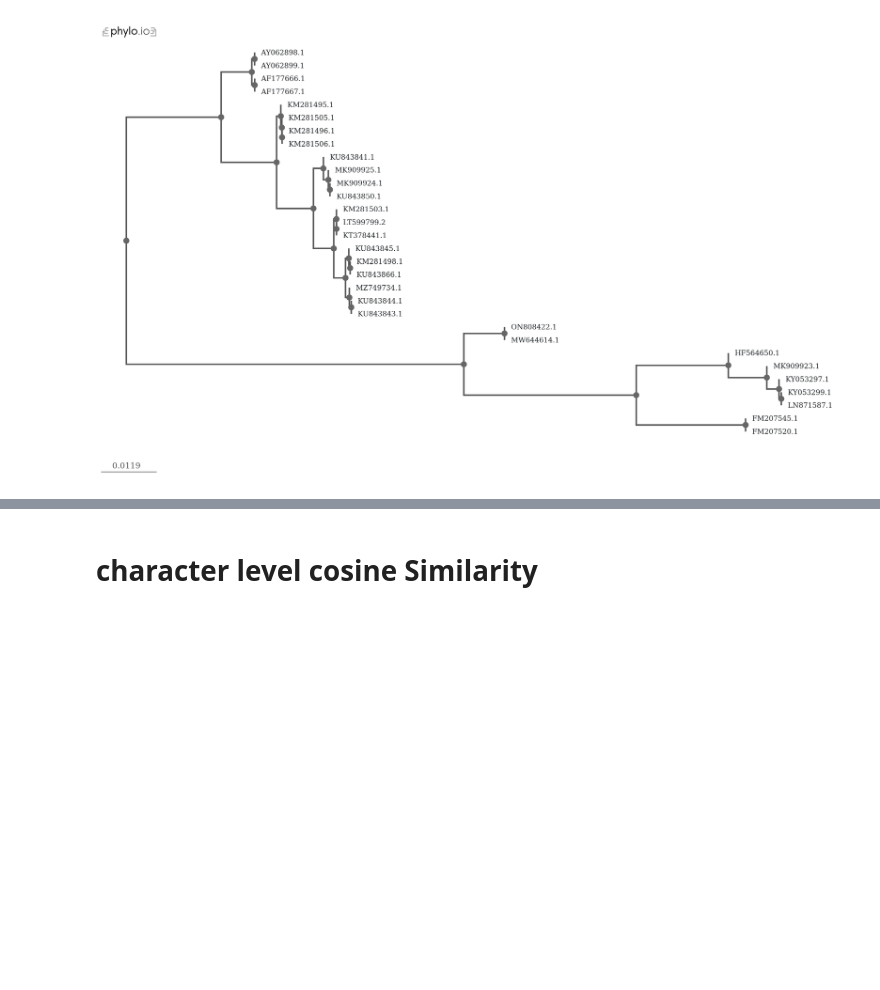
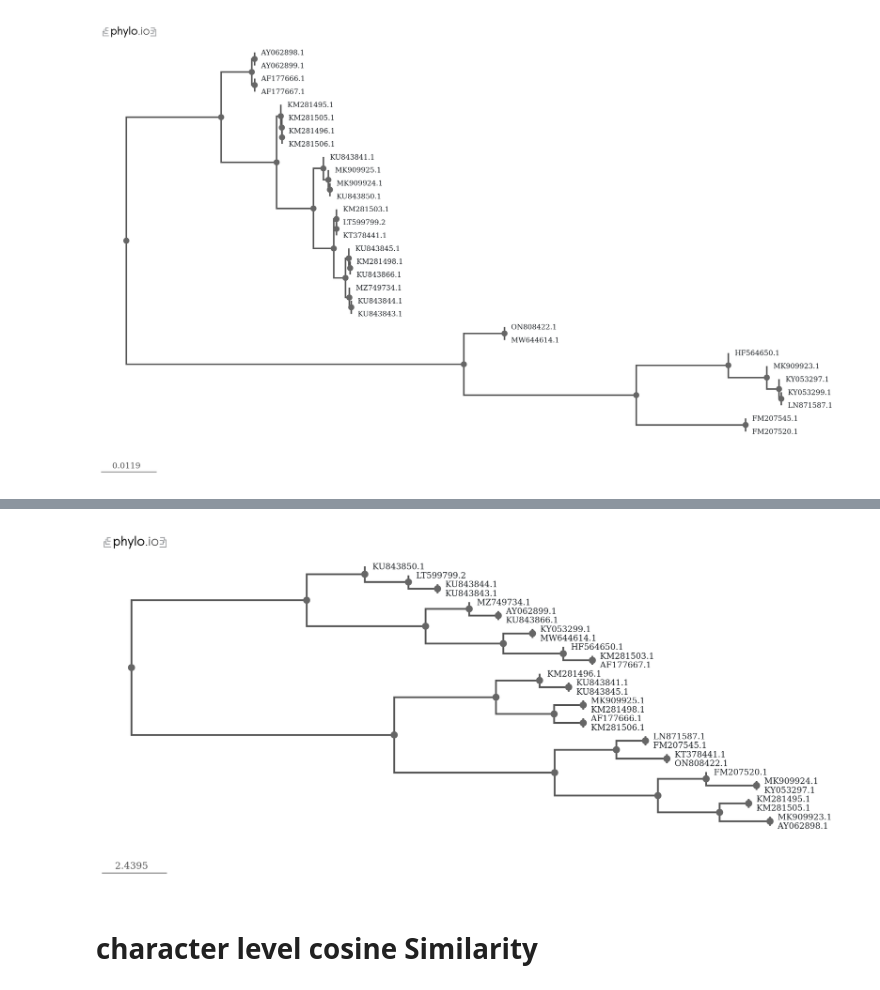
Before and after one commit to Shuyib/Phylogenetic-tree-study, a Jupyter notebook: cosine_similarity.ipynb, the cells around one changed output, grey strips where cells are left out. Cells and saved outputs as stored; diff of their text form; code cells hidden in the pictures; blank space fills up the shorter version.

```diff
--- a/cosine_similarity.ipynb
+++ b/cosine_similarity.ipynb
@@ -144,3 +168,8 @@ Image(filename=image_path)
+# %%
+image_path = "./images/cosine_similarity/9_kmer_tree.png"
+Image(filename=image_path)
+# %% [output]
+[figure, added]
 # %% [markdown]
 # character level cosine Similarity
 # %%
```
Also changed, not shown: parts of 15 cells of this notebook.
